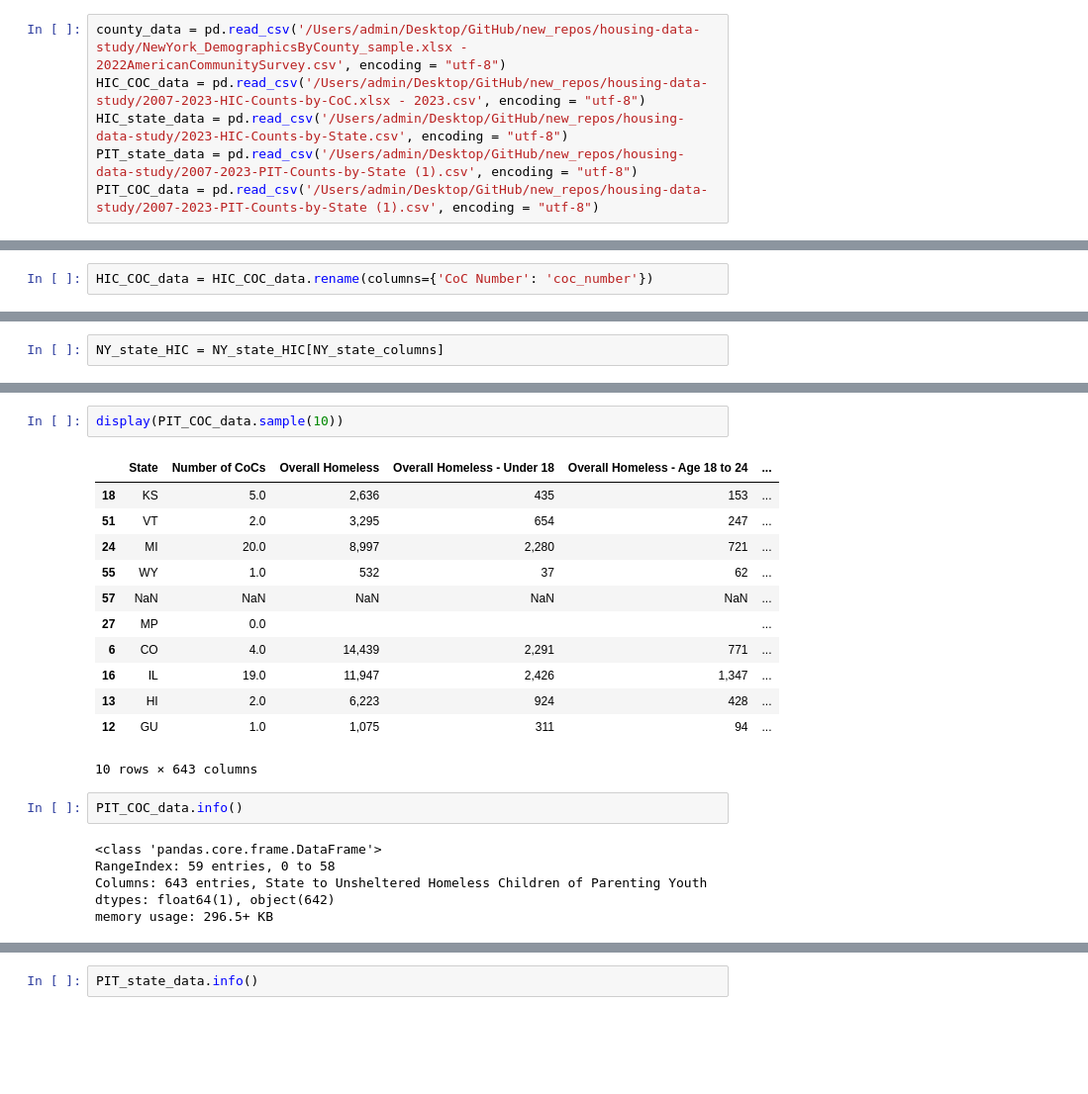
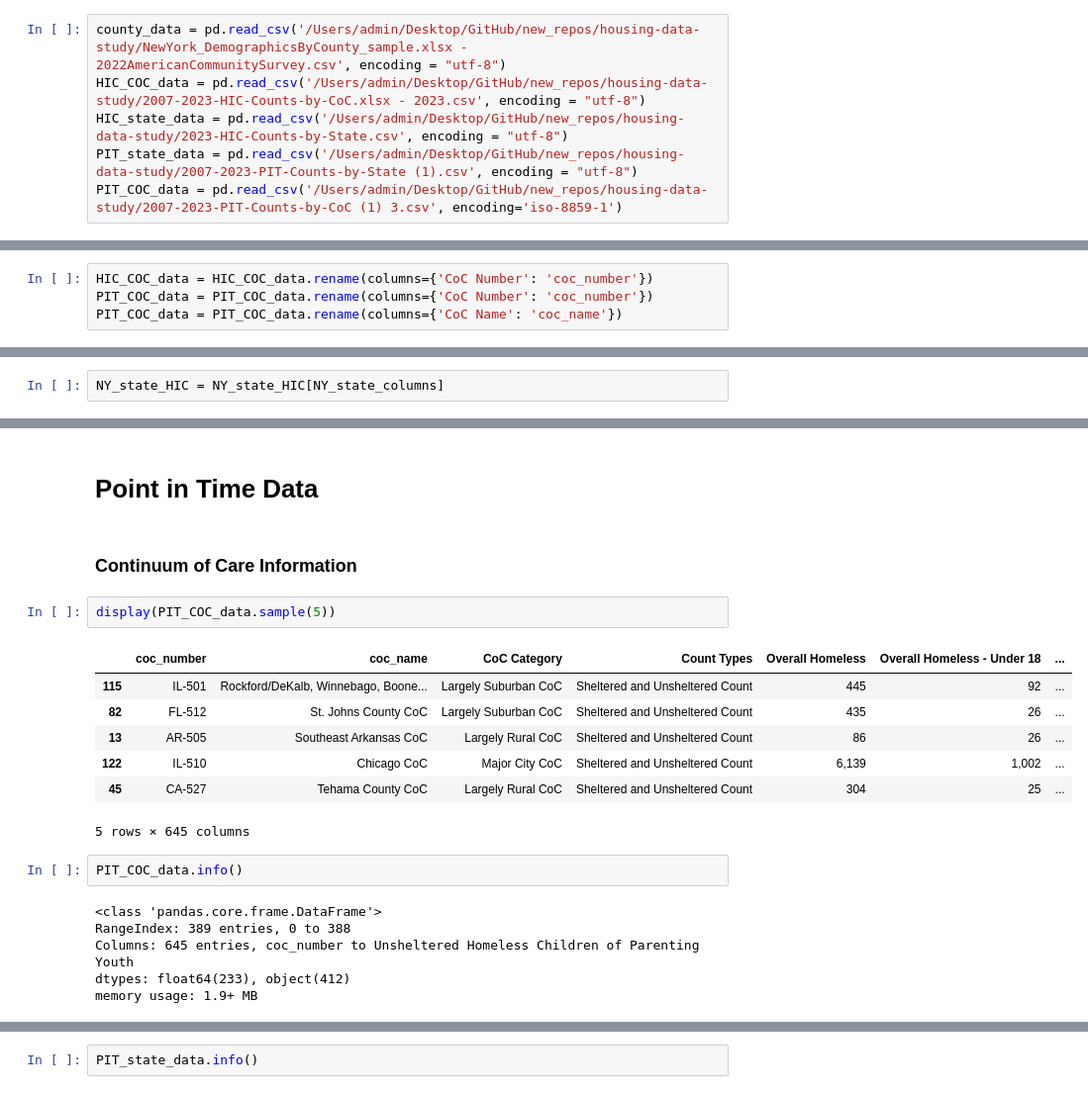
Before and after one commit to LDeYoung17/housing-data-study, a Jupyter notebook: notebooks/EDA_ML.ipynb, the cells around one changed output, grey strips where cells are left out. Shown at 99% size. Cells and saved outputs as stored; diff of their text form; blank space fills up the shorter version.

```diff
--- a/notebooks/EDA_ML.ipynb
+++ b/notebooks/EDA_ML.ipynb
@@ -11,4 +11,4 @@ county_data = pd.read_csv('/Users/admin/Desktop/GitHub/new_repos/housing-data-st
 HIC_COC_data = pd.read_csv('/Users/admin/Desktop/GitHub/new_repos/housing-data-study/2007-2023-HIC-Counts-by-CoC.xlsx - 2023.csv', encoding = "utf-8")
 HIC_state_data = pd.read_csv('/Users/admin/Desktop/GitHub/new_repos/housing-data-study/2023-HIC-Counts-by-State.csv', encoding = "utf-8")
 PIT_state_data = pd.read_csv('/Users/admin/Desktop/GitHub/new_repos/housing-data-study/2007-2023-PIT-Counts-by-State (1).csv', encoding = "utf-8")
-PIT_COC_data = pd.read_csv('/Users/admin/Desktop/GitHub/new_repos/housing-data-study/2007-2023-PIT-Counts-by-State (1).csv', encoding = "utf-8")
+PIT_COC_data = pd.read_csv('/Users/admin/Desktop/GitHub/new_repos/housing-data-study/2007-2023-PIT-Counts-by-CoC (1) 3.csv', encoding='iso-8859-1')
@@ -76,5 +81,7 @@ display(top_fifteen_counties)
 # %%
 HIC_COC_data = HIC_COC_data.rename(columns={'CoC Number': 'coc_number'})
+PIT_COC_data = PIT_COC_data.rename(columns={'CoC Number': 'coc_number'})
+PIT_COC_data = PIT_COC_data.rename(columns={'CoC Name': 'coc_name'})
 # %%
 NY_COC_HIC = []
 NY_COC_HIC = HIC_COC_data.query("coc_number.str.contains('NY')").reset_index()
@@ -173,23 +131,22 @@ dtype: int64
+# %% [markdown]
+<h1>Point in Time Data</h1>
+# %% [markdown]
+<h3>Continuum of Care Information</h3>
 # %%
-display(PIT_COC_data.sample(10))
+display(PIT_COC_data.sample(5))
 # %% [output]
-|  | State | Number of CoCs | Overall Homeless | Overall Homeless - Under 18 | Overall Homeless - Age 18 to 24 | ... |
-| 18 | KS | 5.0 | 2,636 | 435 | 153 | ... |
-| 51 | VT | 2.0 | 3,295 | 654 | 247 | ... |
-| 24 | MI | 20.0 | 8,997 | 2,280 | 721 | ... |
-| 55 | WY | 1.0 | 532 | 37 | 62 | ... |
-| 57 | NaN | NaN | NaN | NaN | NaN | ... |
-| 27 | MP | 0.0 |  |  |  | ... |
-| 6 | CO | 4.0 | 14,439 | 2,291 | 771 | ... |
-| 16 | IL | 19.0 | 11,947 | 2,426 | 1,347 | ... |
-| 13 | HI | 2.0 | 6,223 | 924 | 428 | ... |
-| 12 | GU | 1.0 | 1,075 | 311 | 94 | ... |
+|  | coc_number | coc_name | CoC Category | Count Types | Overall Homeless | Overall Homeless - Under 18 | ... |
+| 115 | IL-501 | Rockford/DeKalb, Winnebago, Boone... | Largely Suburban CoC | Sheltered and Unsheltered Count | 445 | 92 | ... |
+| 82 | FL-512 | St. Johns County CoC | Largely Suburban CoC | Sheltered and Unsheltered Count | 435 | 26 | ... |
+| 13 | AR-505 | Southeast Arkansas CoC | Largely Rural CoC | Sheltered and Unsheltered Count | 86 | 26 | ... |
+| 122 | IL-510 | Chicago CoC | Major City CoC | Sheltered and Unsheltered Count | 6,139 | 1,002 | ... |
+| 45 | CA-527 | Tehama County CoC | Largely Rural CoC | Sheltered and Unsheltered Count | 304 | 25 | ... |
-10 rows × 643 columns
+5 rows × 645 columns
 # %%
 PIT_COC_data.info()
 # %% [output]
 <class 'pandas.core.frame.DataFrame'>
-RangeIndex: 59 entries, 0 to 58
-Columns: 643 entries, State to Unsheltered Homeless Children of Parenting Youth
-dtypes: float64(1), object(642)
-memory usage: 296.5+ KB
+RangeIndex: 389 entries, 0 to 388
+Columns: 645 entries, coc_number to Unsheltered Homeless Children of Parenting Youth
+dtypes: float64(233), object(412)
+memory usage: 1.9+ MB
```
Also changed, not shown: parts of 47 cells of this notebook.
